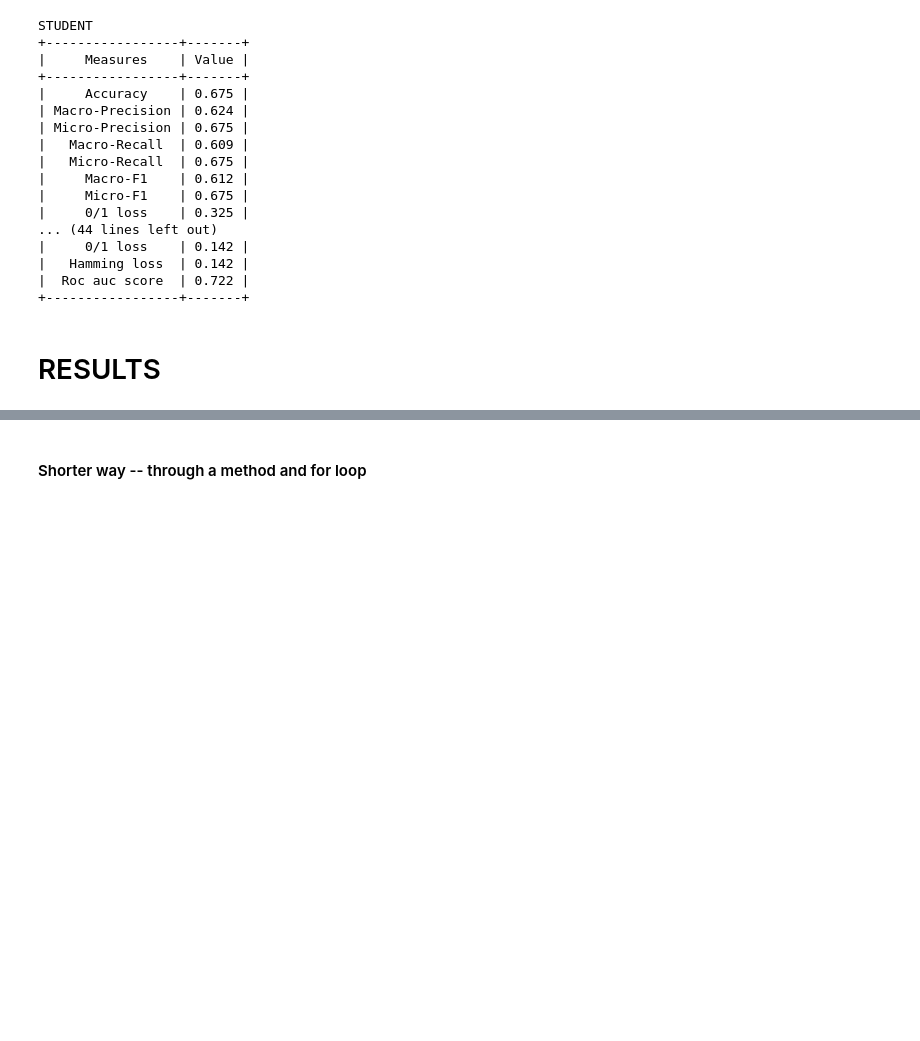
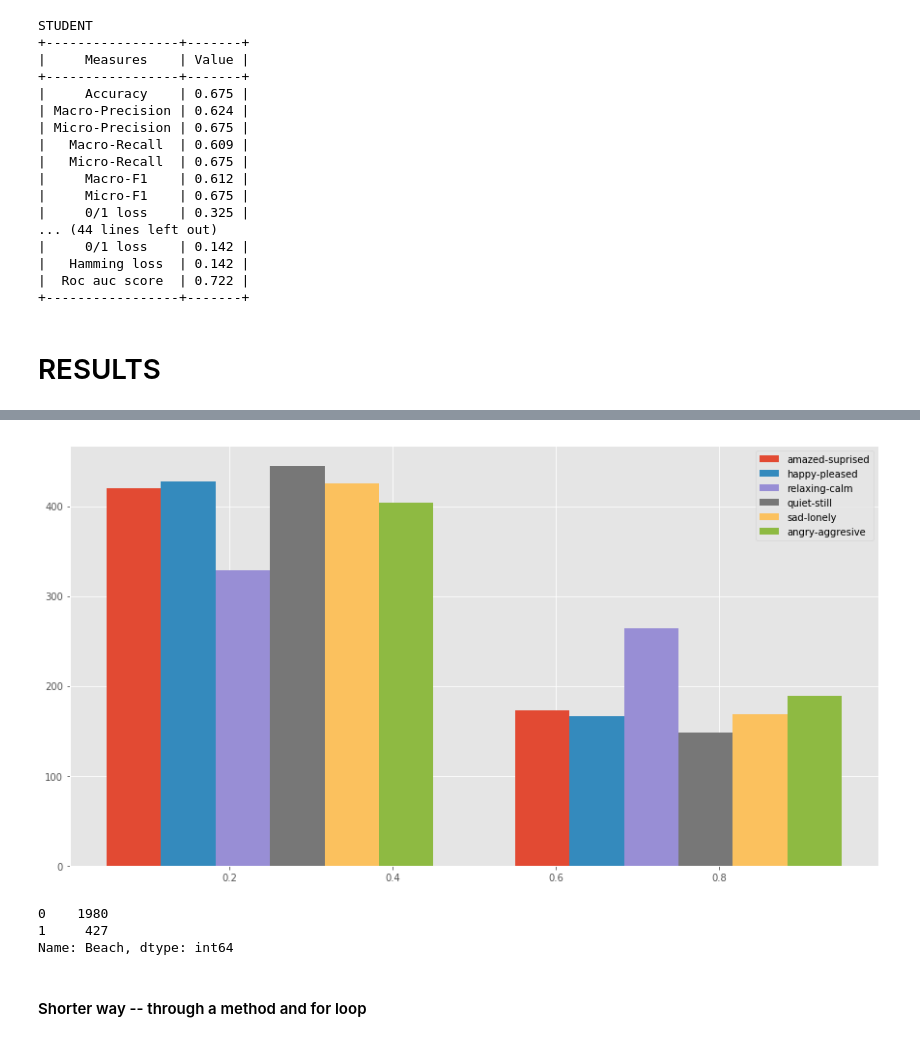
Before and after one commit to dusicastepic/Multi-label-classification-, a Jupyter notebook: MLC - proba.ipynb, the cells around one changed output, grey strips where cells are left out. Saved outputs shown, nothing was run; the diff lists cells and outputs as text; code cells hidden in the pictures; blank space fills up the shorter version.

```diff
--- a/MLC - proba.ipynb
+++ b/MLC - proba.ipynb
@@ -1268,3 +1286,15 @@ STUDENT
+# %%
+ShowHist(y_emotions,emotions)
+# %% [output]
+[figure, added]
+# %%
+scene['M'].value_counts()
+
+ShowHist(y_scene,scene)
+# %% [output]
+0    1980
+1     427
+Name: Beach, dtype: int64
 # %% [markdown]
 #### Shorter way -- through a method and for loop
 # %%
```
Also changed, not shown: parts of 17 cells of this notebook.
